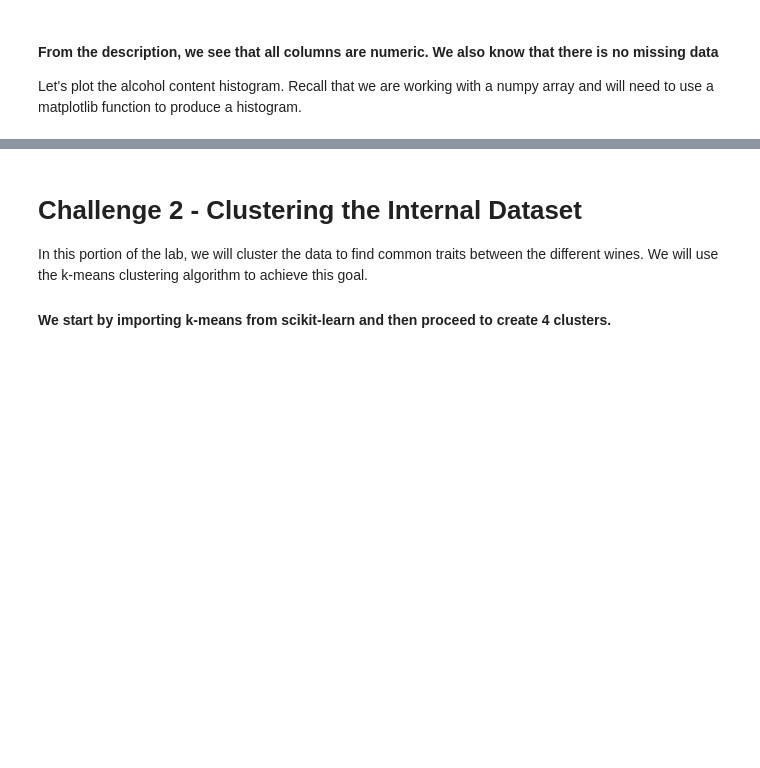
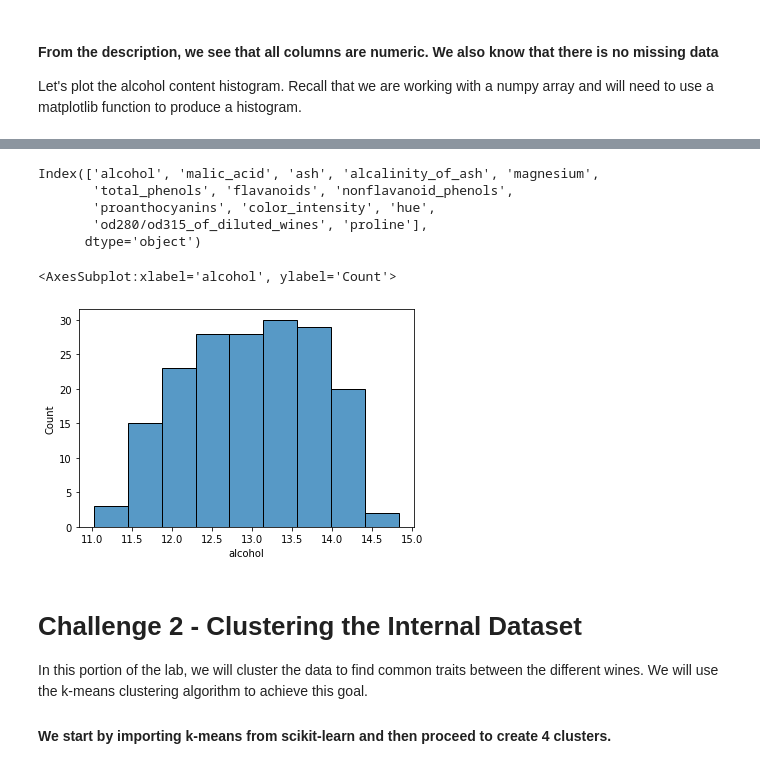
Before and after one commit to Ironhack-Data-Madrid-Enero-2022/lab-sklearn-and-unsupervised-learning, a Jupyter notebook: your-code/main.ipynb, the cells around one changed output, grey strips where cells are left out. Cells and saved outputs as stored; diff of their text form; code cells hidden in the pictures; blank space fills up the shorter version.

```diff
--- a/your-code/main.ipynb
+++ b/your-code/main.ipynb
@@ -20,2 +21,4 @@ In the cell below, use the `load_wine` function and assign the wine dataset to a
+# %%
+wine= load_wine()
 # %% [markdown]
 In the next step, list the keys of the variable `wine` to examine its contents. Note that the `load_wine` function does not return dataframes. It returns you a Python dictionary.
@@ -39,0 +75,4 @@ Let's plot the alcohol content histogram. Recall that we are working with a nump
+# %%
+df=pd.DataFrame(wine.data)
+df.columns=wine.feature_names
+df.head()
@@ -40,3 +86,16 @@ Let's plot the alcohol content histogram. Recall that we are working with a nump
+# %%
+df.columns
+# %% [output]
+Index(['alcohol', 'malic_acid', 'ash', 'alcalinity_of_ash', 'magnesium',
+       'total_phenols', 'flavanoids', 'nonflavanoid_phenols',
+       'proanthocyanins', 'color_intensity', 'hue',
+       'od280/od315_of_diluted_wines', 'proline'],
+      dtype='object')
+# %%
+sns.histplot(x=df.alcohol)
+# %% [output]
+<AxesSubplot:xlabel='alcohol', ylabel='Count'>
+[figure, added]
 # %% [markdown]
 # Challenge 2 - Clustering the Internal Dataset
 
```
Also changed, not shown: parts of 70 cells of this notebook.
